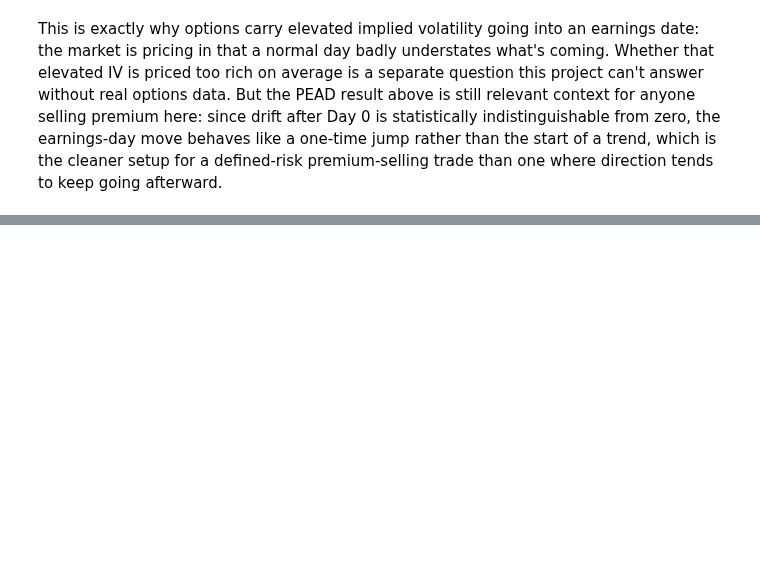
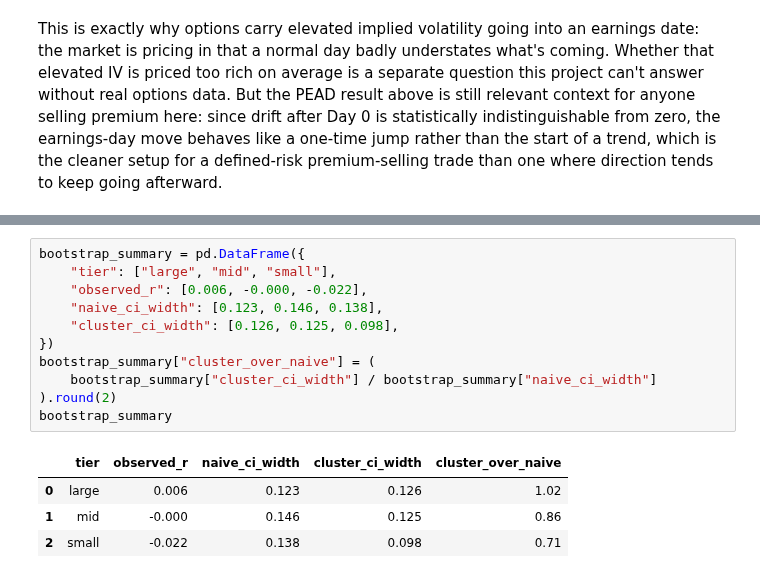
Before and after one commit to Noviath61/pead-project, a Jupyter notebook: analysis.ipynb, the cells around one changed output, grey strips where cells are left out. Saved outputs shown, nothing was run; the diff lists cells and outputs as text; blank space fills up the shorter version.

```diff
--- a/analysis.ipynb
+++ b/analysis.ipynb
@@ -404,0 +445,16 @@ keep going afterward.
+# %%
+bootstrap_summary = pd.DataFrame({
+    "tier": ["large", "mid", "small"],
+    "observed_r": [0.006, -0.000, -0.022],
+    "naive_ci_width": [0.123, 0.146, 0.138],
+    "cluster_ci_width": [0.126, 0.125, 0.098],
+})
+bootstrap_summary["cluster_over_naive"] = (
+    bootstrap_summary["cluster_ci_width"] / bootstrap_summary["naive_ci_width"]
+).round(2)
+bootstrap_summary
+# %% [output]
+|  | tier | observed_r | naive_ci_width | cluster_ci_width | cluster_over_naive |
+| 0 | large | 0.006 | 0.123 | 0.126 | 1.02 |
+| 1 | mid | -0.000 | 0.146 | 0.125 | 0.86 |
+| 2 | small | -0.022 | 0.138 | 0.098 | 0.71 |
```
Also changed, not shown: parts of 8 cells of this notebook, 6 other files.
